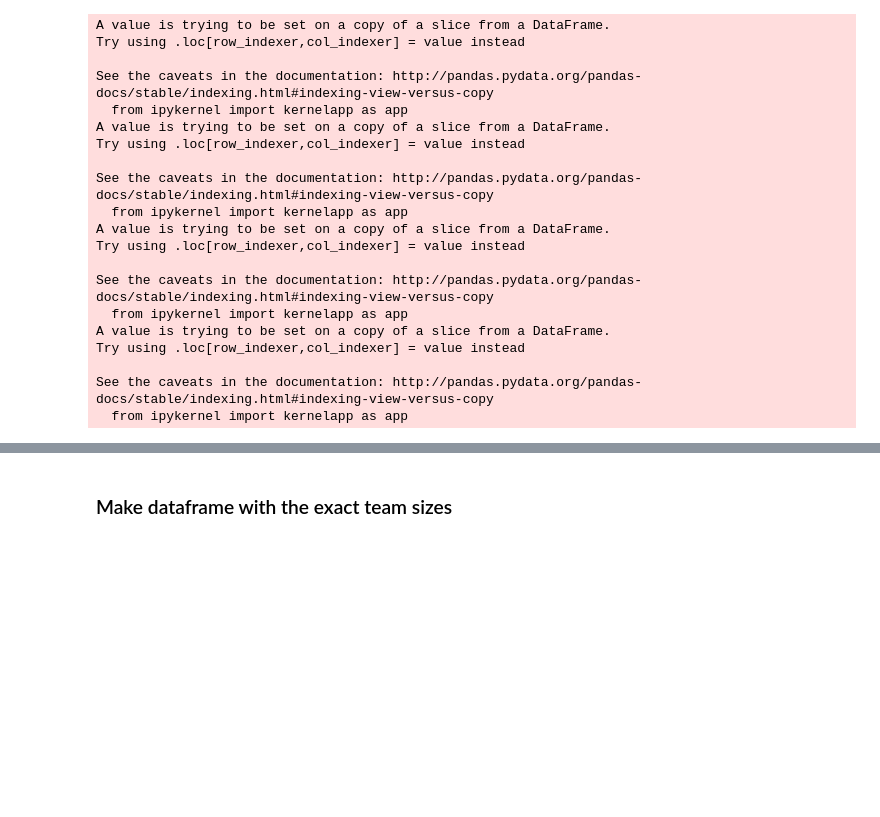
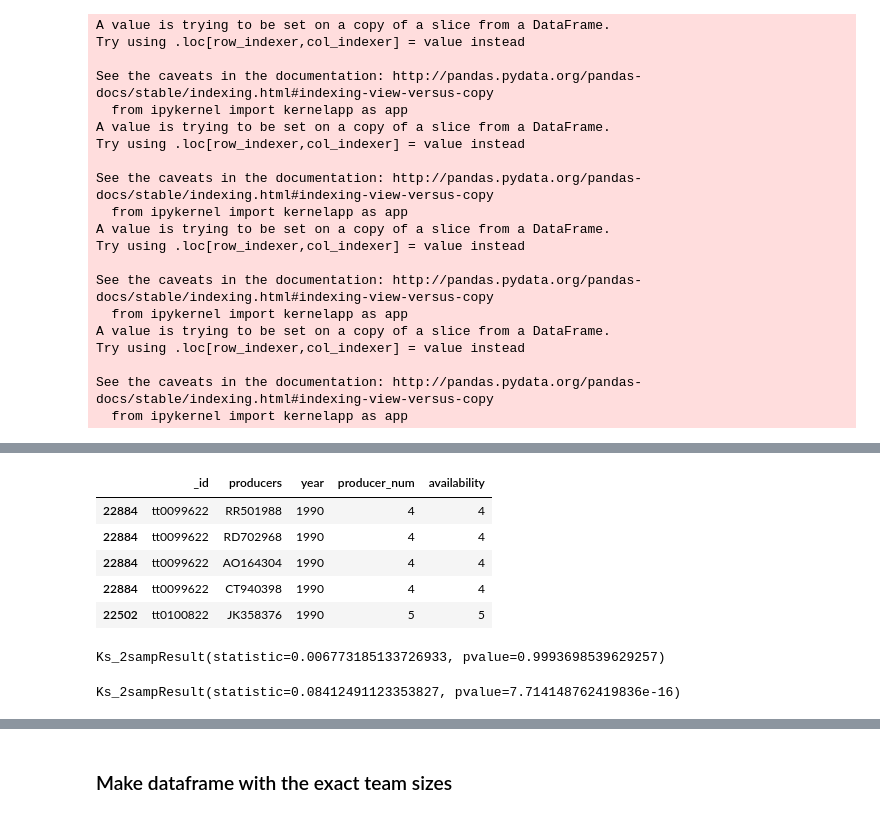
Before and after one commit to liqugit/movie_propagation, a Jupyter notebook: notebooks/network/synthetic_model_3.ipynb, the cells around one changed output, grey strips where cells are left out. Saved outputs shown, nothing was run; the diff lists cells and outputs as text; code cells hidden in the pictures; blank space fills up the shorter version.

```diff
--- a/notebooks/network/synthetic_model_3.ipynb
+++ b/notebooks/network/synthetic_model_3.ipynb
@@ -97,7 +97,7 @@ movies = []
 for p, group in unlistyfied_producer_df.groupby('producer_id'):
     group_sorted = group.sort_values('year')
     diff = group_sorted.year.diff().values
-    if len(group_sorted) > 20:
+    if len(group_sorted) > 40:
         print(len(group_sorted))
         print(p)
 #         print(group_sorted.year.tolist())
@@ -127,7 +118,7 @@ nm0918424
 [3. 0. 1.]
 [0.02380952 0.83333333 0.14285714]
 # %%
-gap_dict = net_gen.get_gaps(unlistyfied_producer_df)
+gap_dict = net_gen.get_gaps_gender(unlistyfied_producer_df)
 # %% [markdown]
 ###  Generate movies
 # %%
@@ -334,0 +284,10 @@ def append_producer(row, p, movies):
+# %%
+unlistyfied_result_df = net_gen.unlistify(final_movie_frame, 'producers')
+unlistyfied_result_df.head()
+# %% [output]
+|  | _id | producers | year | producer_num | availability |
+| 22884 | tt0099622 | RR501988 | 1990 | 4 | 4 |
+| 22884 | tt0099622 | RD702968 | 1990 | 4 | 4 |
+| 22884 | tt0099622 | AO164304 | 1990 | 4 | 4 |
+| 22884 | tt0099622 | CT940398 | 1990 | 4 | 4 |
+| 22502 | tt0100822 | JK358376 | 1990 | 5 | 5 |
@@ -334,0 +298,5 @@ def append_producer(row, p, movies):
+# %%
+from scipy.stats import ks_2samp
+ks_2samp(movies_data, movies_result)
+# %% [output]
+Ks_2sampResult(statistic=0.006773185133726933, pvalue=0.9993698539629257)
@@ -334,0 +306,4 @@ def append_producer(row, p, movies):
+# %%
+ks_2samp(gap_data, gap_result)
+# %% [output]
+Ks_2sampResult(statistic=0.08412491123353827, pvalue=7.714148762419836e-16)
```
Also changed, not shown: parts of 22 cells of this notebook, 1 other file.
